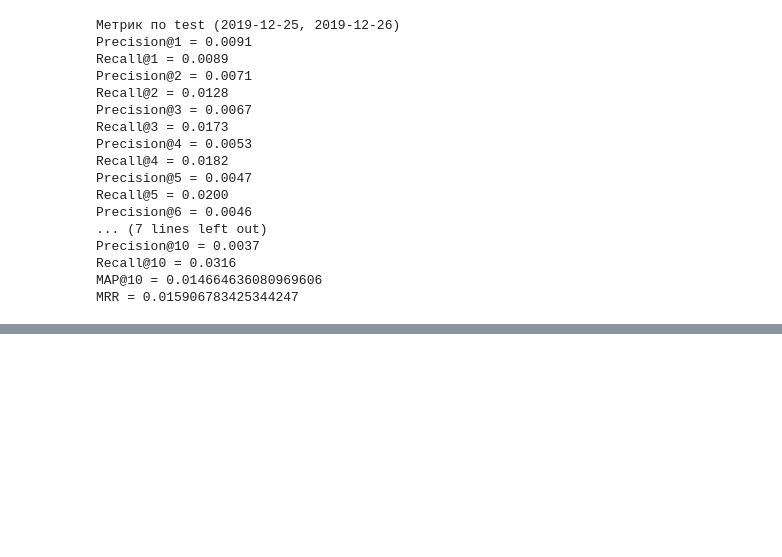
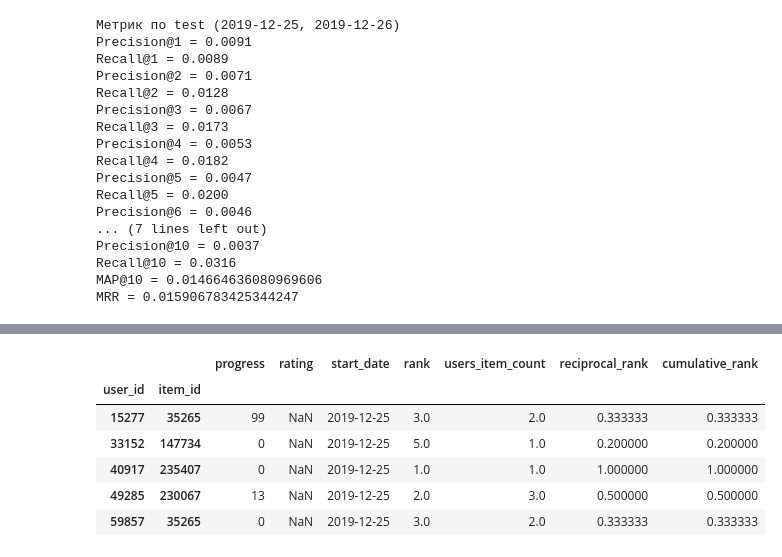
Before and after one commit to MaryIzo/common_rasks, a Jupyter notebook: learning_recommendations/reccomendation_mts/2_metrics-validation-strategies-and-baselines.ipynb, the cells around one changed output, grey strips where cells are left out. Saved outputs shown, nothing was run; the diff lists cells and outputs as text; code cells hidden in the pictures; blank space fills up the shorter version.

```diff
--- a/learning_recommendations/reccomendation_mts/2_metrics-validation-strategies-and-baselines.ipynb
+++ b/learning_recommendations/reccomendation_mts/2_metrics-validation-strategies-and-baselines.ipynb
@@ -929,0 +976,10 @@ MRR = 0.015906783425344247
+# %%
+test_recs[test_recs['rank'].notnull()].head()
+# %% [output]
+|  |  | progress | rating | start_date | rank | users_item_count | reciprocal_rank | cumulative_rank |
+| user_id | item_id |  |  |  |  |  |  |  |
+| 15277 | 35265 | 99 | NaN | 2019-12-25 | 3.0 | 2.0 | 0.333333 | 0.333333 |
+| 33152 | 147734 | 0 | NaN | 2019-12-25 | 5.0 | 1.0 | 0.200000 | 0.200000 |
+| 40917 | 235407 | 0 | NaN | 2019-12-25 | 1.0 | 1.0 | 1.000000 | 1.000000 |
+| 49285 | 230067 | 13 | NaN | 2019-12-25 | 2.0 | 3.0 | 0.500000 | 0.500000 |
+| 59857 | 35265 | 0 | NaN | 2019-12-25 | 3.0 | 2.0 | 0.333333 | 0.333333 |
```
Also changed, not shown: parts of 22 cells of this notebook, 18 other files.
